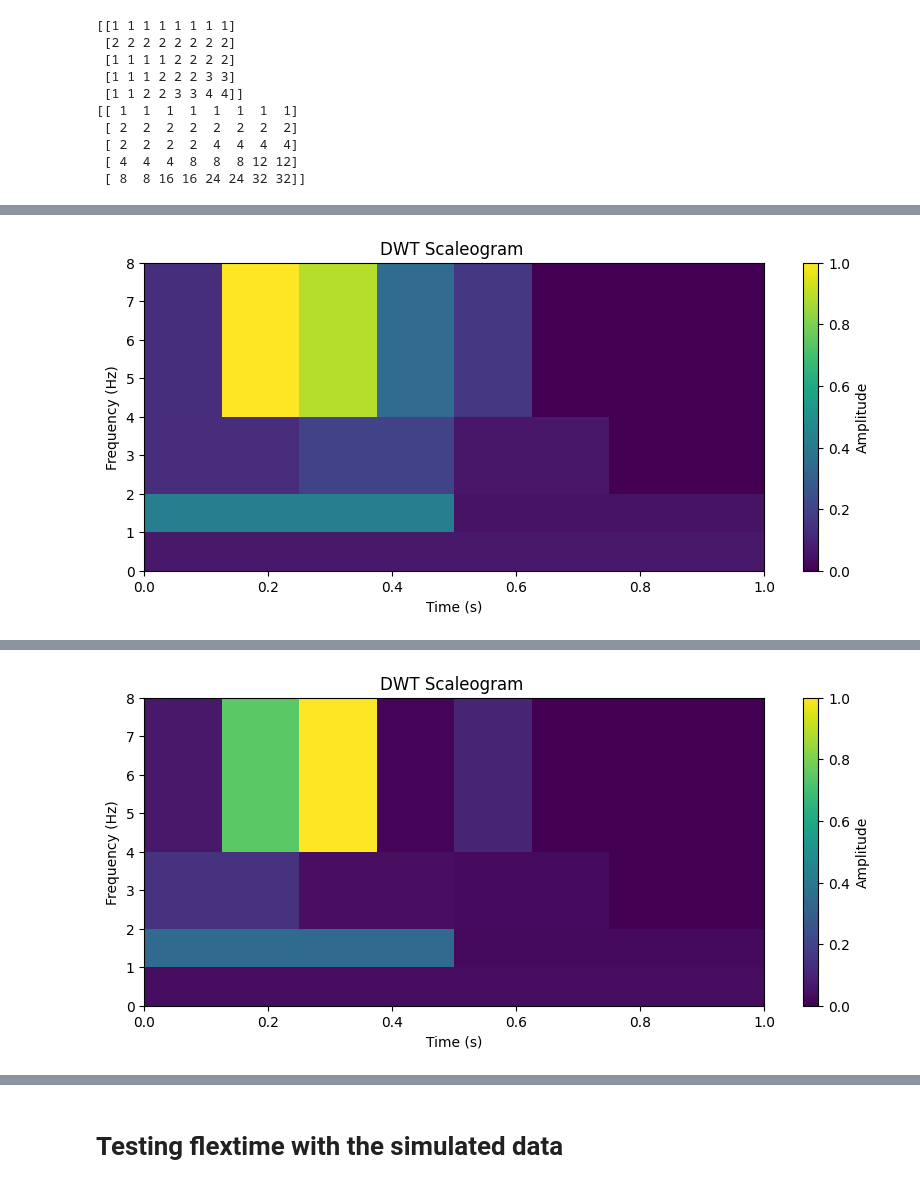
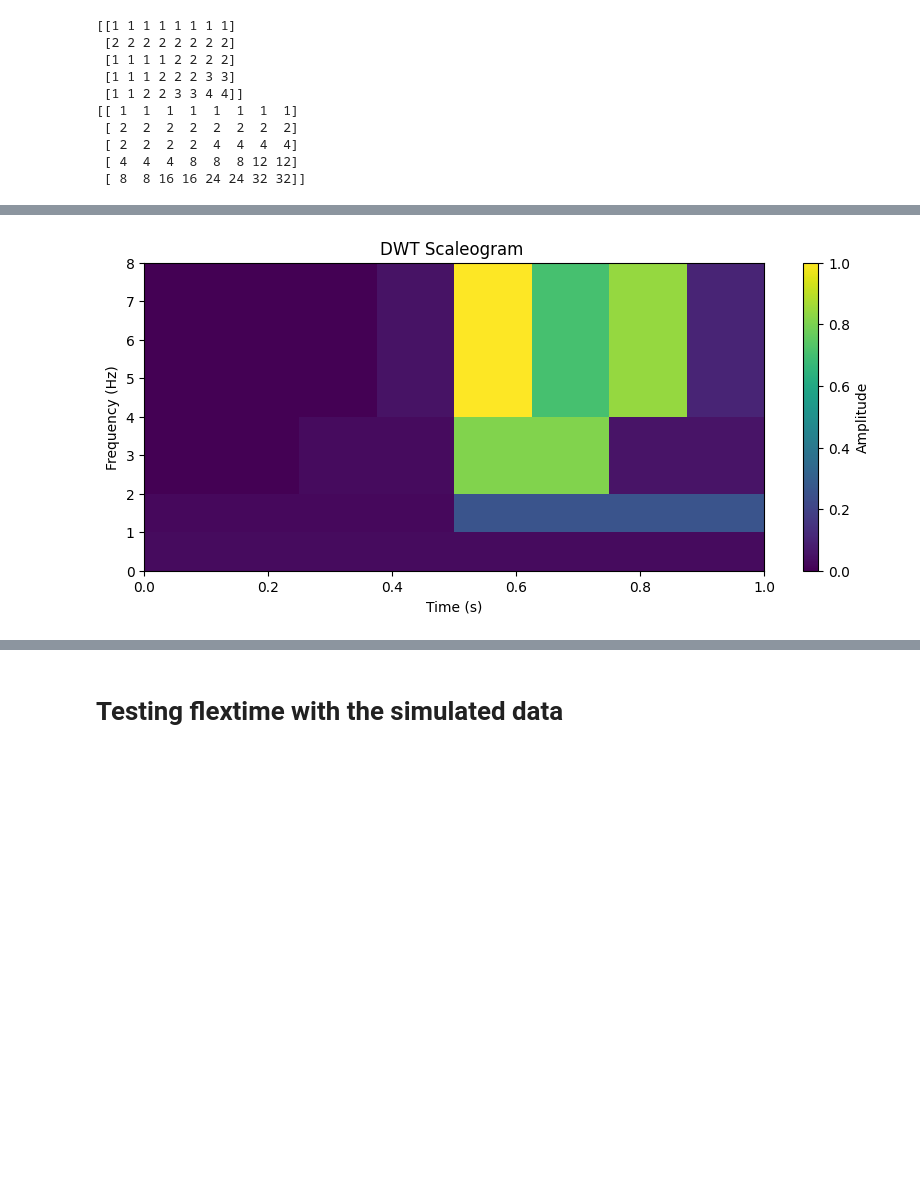
Before and after one commit to aliciags/learnable-masks-explainability-time-series, a Jupyter notebook: comparison.ipynb, the cells around one changed output, grey strips where cells are left out. Cells and saved outputs as stored; diff of their text form; code cells hidden in the pictures; blank space fills up the shorter version.

```diff
--- a/comparison.ipynb
+++ b/comparison.ipynb
@@ -32,7 +32,7 @@ y = None
 fs = 16
 
 # load the data from synthetic data
-data_folder = "./data/synthetic/test_3"
+data_folder = "./data/synthetic/test_2"
 data_files = os.listdir(data_folder)
 for file in data_files:
     if "samples_0" in file:
@@ -271,7 +271,7 @@ from src.utils import upsampling_wavedec
 
 t = [[1], [2], [1, 2], [1, 2, 3], [1, 2, 3, 4]]
 
-upsampled = upsampling_wavedec(t)
+upsampled = upsampling_wavedec(len(t), t)
 print(upsampled)
 
 for i in range(len(upsampled)):
@@ -297,5 +297,4 @@ t = np.arange(0, len(signal_0)) / fs
 
 for i, coeff_0 in enumerate(coeffs_0):
     plot_dwt_scaleogram_freq(fs, coeff_0, max_level, t, signals_0[i])
-    plot_dwt_scaleogram_freq(fs, coeff_0, max_level, t, signal_0, rescale=True)
 # %% [output]
@@ -314,16 +307,15 @@ for i, coeff_0 in enumerate(coeffs_0):
 # %%
 # create time vector
 t = np.arange(0, len(signal_1)) / fs
 
 
 for i, coeff_1 in enumerate(coeffs_1):
     plot_dwt_scaleogram_freq(fs, coeff_1, max_level, t, signals_1[i])
-    plot_dwt_scaleogram_freq(fs, coeff_1, max_level, t, signals_1[i], rescale=True)
     # plot_fft(signals_1[i], fs)
 
 # plot_dwt_scaleogram_freq(fs, coefs_1, max_level, t, signal_1)
 # plot_dwt_scaleogram_freq(fs, coefs_1, max_level, t, signal_1, normalize=True)
 # plot_dwt_scaleogram_freq(fs, coefs_1, max_level, t, signal_1, rescale=True)
 # plot_dwt_scaleogram_freq(fs, coefs_1, max_level, t, signal_1, normalize=True, rescale=True)
 # %% [output]
-[figure, old version]
+[figure, new version]
@@ -333 +324,0 @@ for i, coeff_1 in enumerate(coeffs_1):
-[figure, removed]
```
Also changed, not shown: parts of 33 cells of this notebook, 21 other files.
